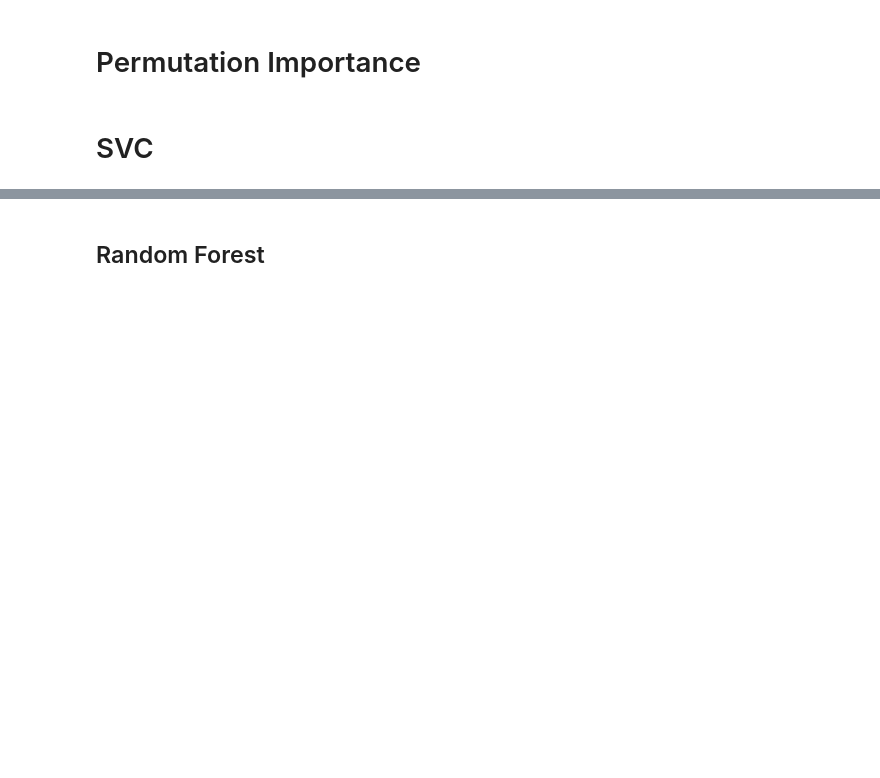
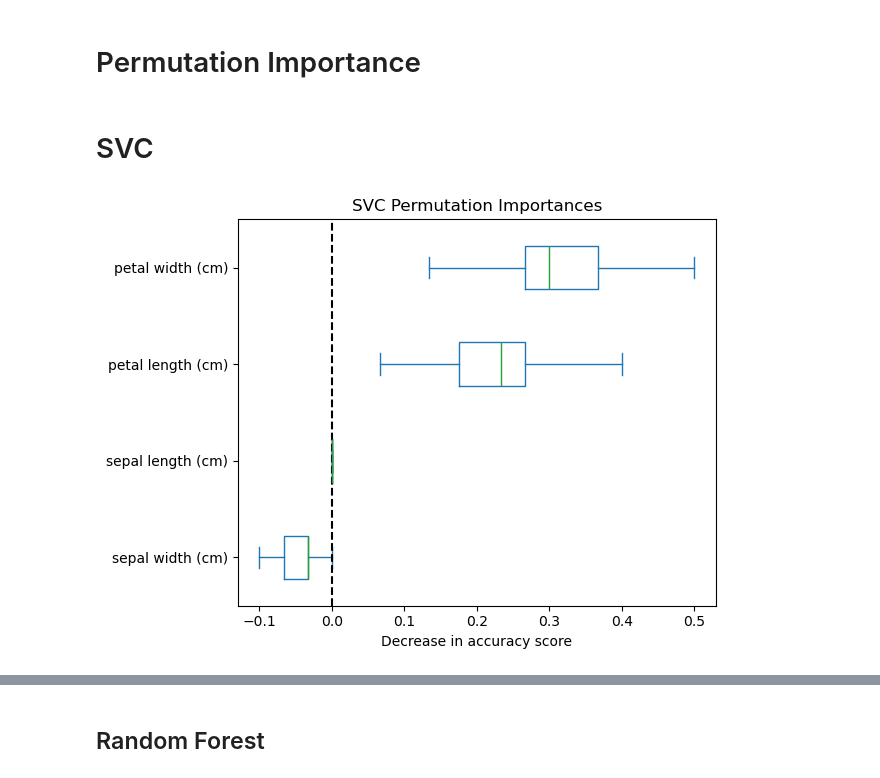
Before and after one commit to LukePower01/ml-to-qml, a Jupyter notebook: Iris_Importance_Explanation.ipynb, the cells around one changed output, grey strips where cells are left out. Drawn from its saved outputs; the diff is of its cells as text; code cells hidden in the pictures; blank space fills up the shorter version.

```diff
--- a/Iris_Importance_Explanation.ipynb
+++ b/Iris_Importance_Explanation.ipynb
@@ -146,6 +146,7 @@ y = iris.target
 feature_names = iris.feature_names
 target_names = iris.target_names
 
+X = MinMaxScaler().fit_transform(X)
 
 train_features, test_features, train_labels, test_labels = train_test_split(
         X, y, train_size=0.8, random_state=4701)
@@ -188,0 +188,19 @@ def plot_permutation_importance(model):
+# %%
+feature_names_array = np.array(iris.feature_names)
+r = permutation_importance(svc_model, test_features, test_labels, n_repeats=30, random_state=42)
+
+sorted_importances_idx = r.importances_mean.argsort()
+
+importances = pd.DataFrame(r.importances[sorted_importances_idx].T,
+                           columns=feature_names_array[sorted_importances_idx])
+
+
+model_name = svc_model.__class__.__name__
+ax = importances.plot.box(vert=False, whis=10)
+ax.set_title(f"{model_name} Permutation Importances")
+ax.axvline(x=0, color="k", linestyle="--")
+ax.set_xlabel("Decrease in accuracy score")
+plt.tight_layout()
+plt.show()
+# %% [output]
+[figure, added]
```
Also changed, not shown: parts of 13 cells of this notebook, 1 other file.
